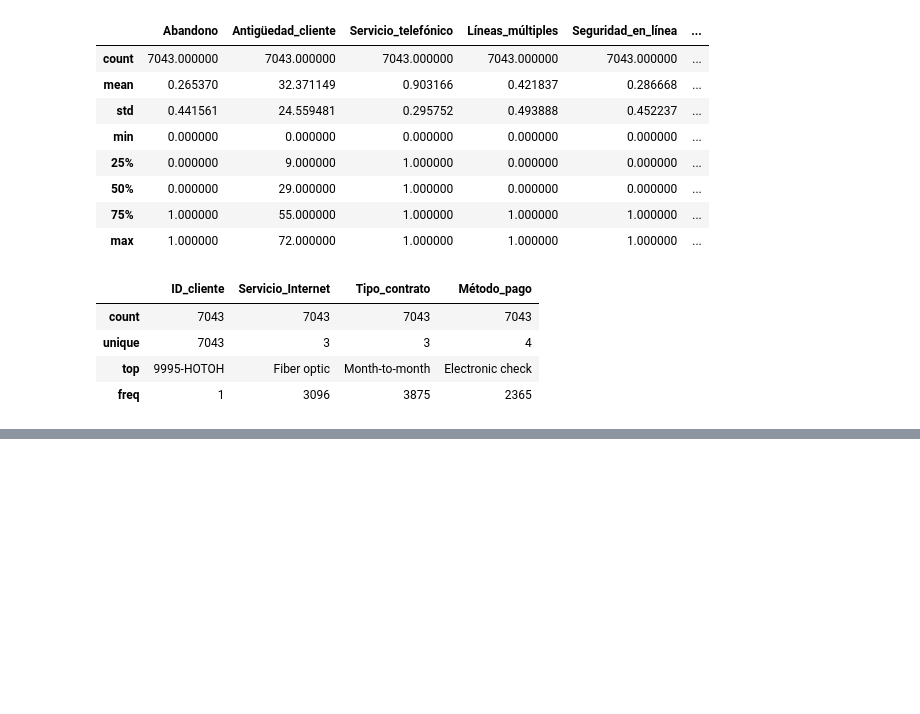
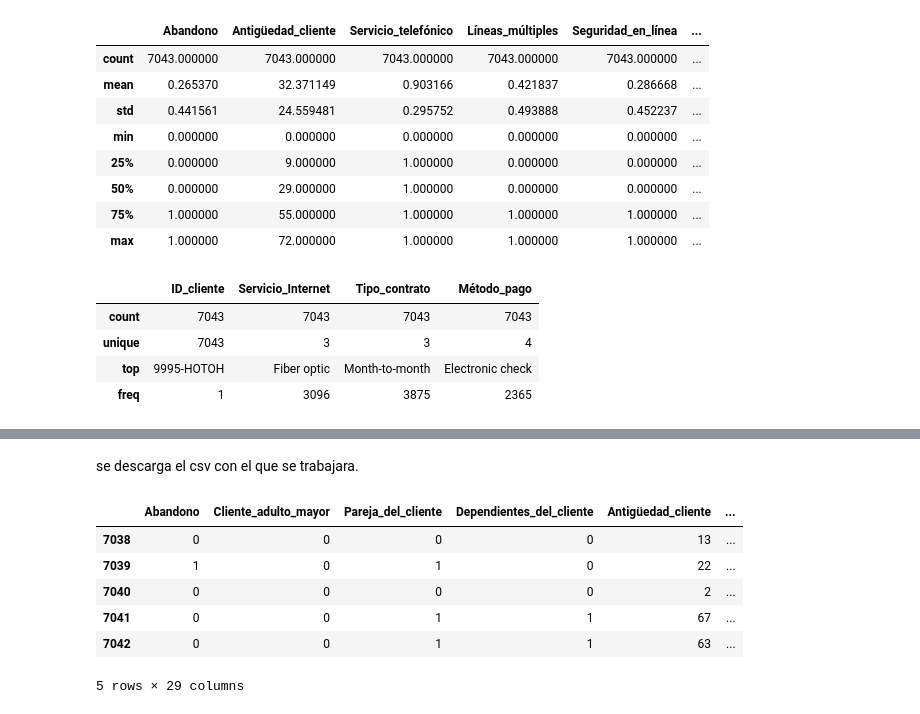
Before and after one commit to Brianbrowncoopman/telecom_X_2, a Jupyter notebook: Telecom_X_2.ipynb, the cells around one changed output, grey strips where cells are left out. Drawn from its saved outputs; the diff is of its cells as text; code cells hidden in the pictures; blank space fills up the shorter version.

```diff
--- a/Telecom_X_2.ipynb
+++ b/Telecom_X_2.ipynb
@@ -181,0 +291,2 @@ datos_2.describe(include='O')
+# %% [markdown]
+se descarga el csv con el que se trabajara.
@@ -181,0 +295,13 @@ datos_2.describe(include='O')
+# %%
+datos = pd.get_dummies(datos,
+                   columns=['Género_cliente', 'Servicio_Internet', 'Tipo_contrato', 'Método_pago'],
+                   dtype=int)
+datos.tail(5)
+# %% [output]
+|  | Abandono | Cliente_adulto_mayor | Pareja_del_cliente | Dependientes_del_cliente | Antigüedad_cliente | ... |
+| 7038 | 0 | 0 | 0 | 0 | 13 | ... |
+| 7039 | 1 | 0 | 1 | 0 | 22 | ... |
+| 7040 | 0 | 0 | 0 | 0 | 2 | ... |
+| 7041 | 0 | 0 | 1 | 1 | 67 | ... |
+| 7042 | 0 | 0 | 1 | 1 | 63 | ... |
+5 rows × 29 columns
```
Also changed, not shown: parts of 17 cells of this notebook.
